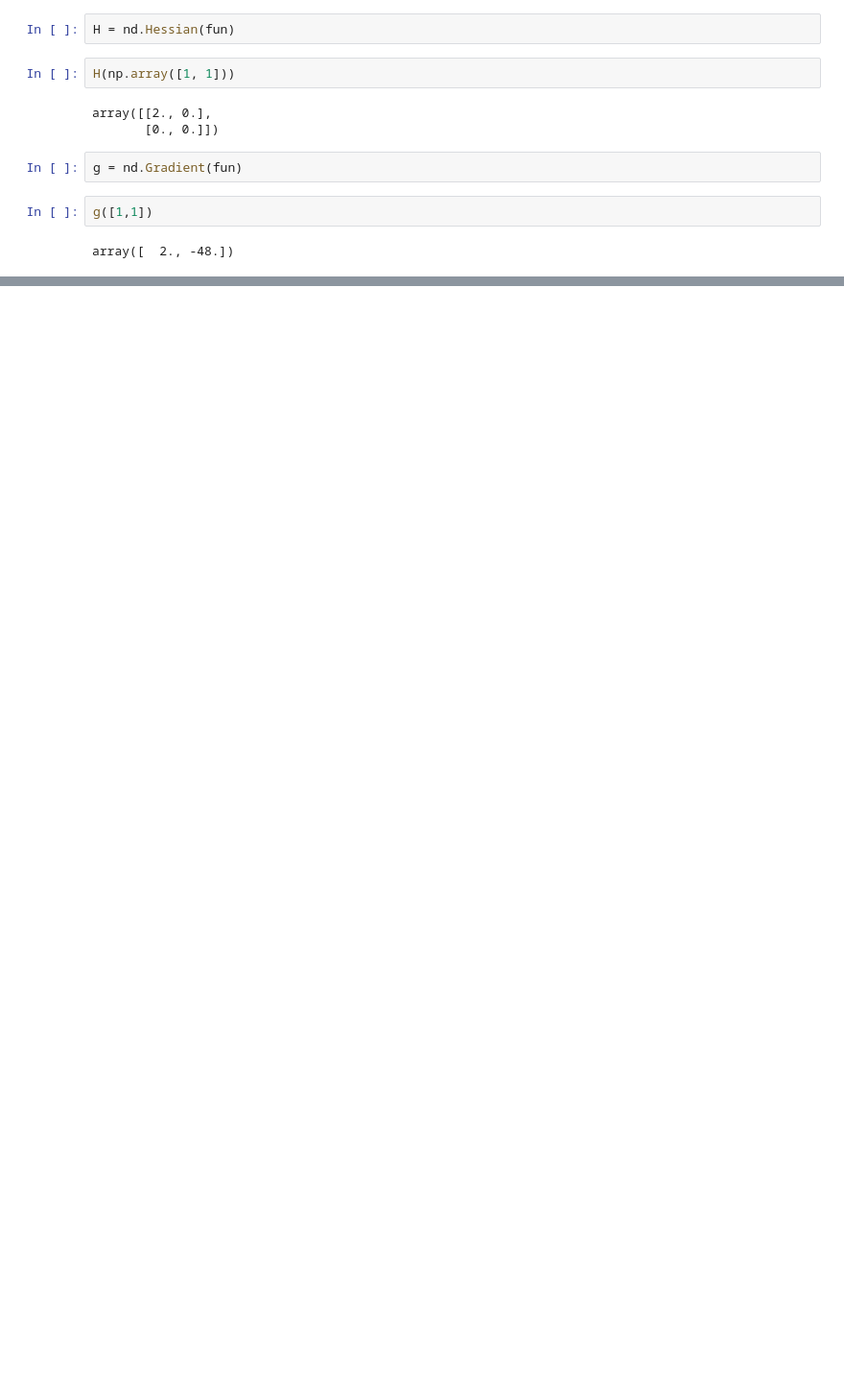
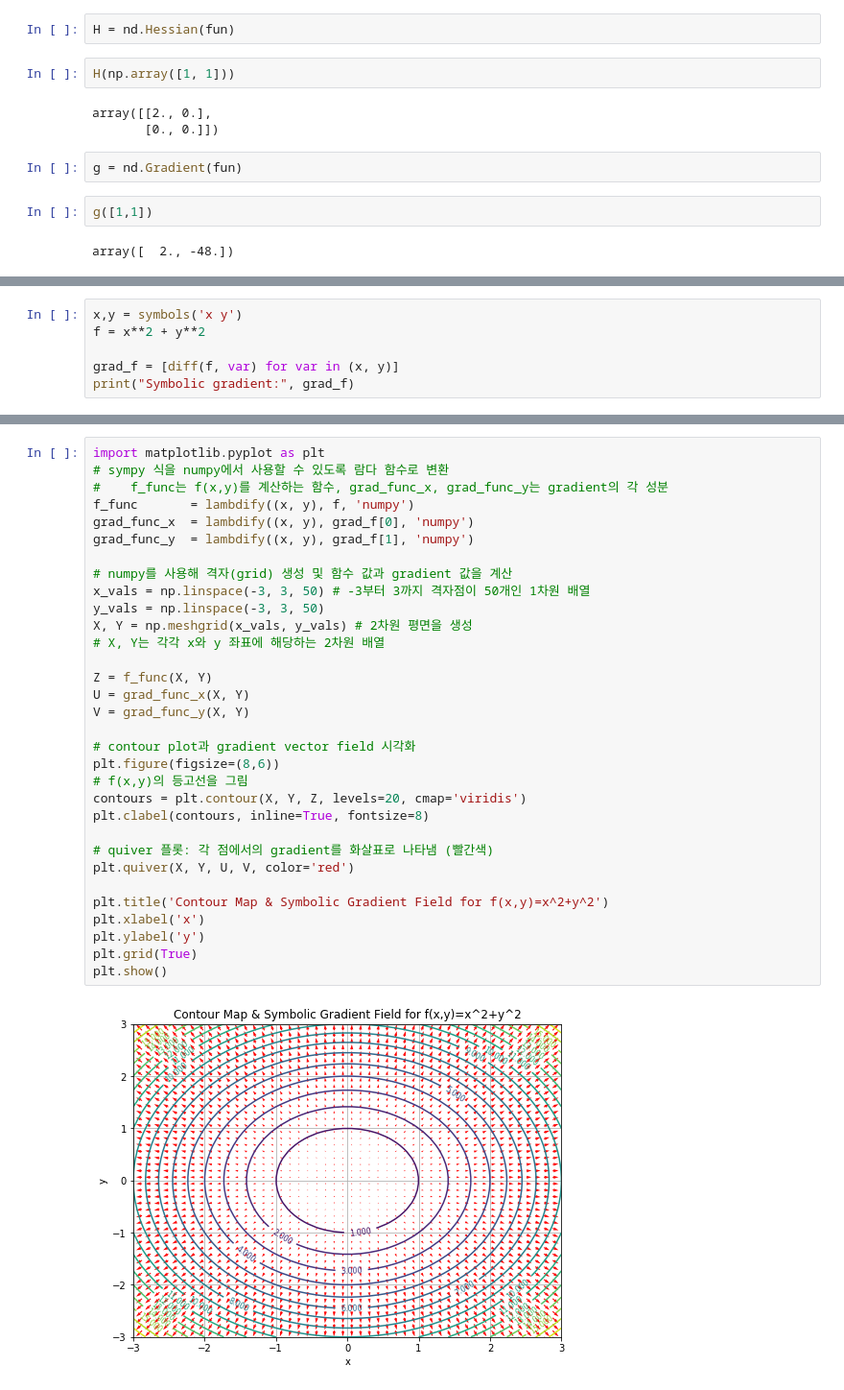
Before and after one commit to SLCFLAB/SamsungDS, a Jupyter notebook: OP_Day_1.ipynb, the cells around one changed output, grey strips where cells are left out. Shown at 96% size. Cells and saved outputs as stored; diff of their text form; blank space fills up the shorter version.

```diff
--- a/OP_Day_1.ipynb
+++ b/OP_Day_1.ipynb
@@ -184,0 +199,6 @@ array([  2., -48.])
+# %%
+x,y = symbols('x y')
+f = x**2 + y**2
+
+grad_f = [diff(f, var) for var in (x, y)]
+print("Symbolic gradient:", grad_f)
@@ -184,0 +213,34 @@ array([  2., -48.])
+# %%
+import matplotlib.pyplot as plt
+# sympy 식을 numpy에서 사용할 수 있도록 람다 함수로 변환
+#    f_func는 f(x,y)를 계산하는 함수, grad_func_x, grad_func_y는 gradient의 각 성분
+f_func       = lambdify((x, y), f, 'numpy')
+grad_func_x  = lambdify((x, y), grad_f[0], 'numpy')
+grad_func_y  = lambdify((x, y), grad_f[1], 'numpy')
+
+# numpy를 사용해 격자(grid) 생성 및 함수 값과 gradient 값을 계산
+x_vals = np.linspace(-3, 3, 50) # -3부터 3까지 격자점이 50개인 1차원 배열
+y_vals = np.linspace(-3, 3, 50)
+X, Y = np.meshgrid(x_vals, y_vals) # 2차원 평면을 생성
+# X, Y는 각각 x와 y 좌표에 해당하는 2차원 배열
+
+Z = f_func(X, Y)
+U = grad_func_x(X, Y)
+V = grad_func_y(X, Y)
+
+# contour plot과 gradient vector field 시각화
+plt.figure(figsize=(8,6))
+# f(x,y)의 등고선을 그림
+contours = plt.contour(X, Y, Z, levels=20, cmap='viridis')
+plt.clabel(contours, inline=True, fontsize=8)
+
+# quiver 플롯: 각 점에서의 gradient를 화살표로 나타냄 (빨간색)
+plt.quiver(X, Y, U, V, color='red')
+
+plt.title('Contour Map & Symbolic Gradient Field for f(x,y)=x^2+y^2')
+plt.xlabel('x')
+plt.ylabel('y')
+plt.grid(True)
+plt.show()
+# %% [output]
+[figure, added]
```
Also changed, not shown: parts of 6 cells of this notebook.
